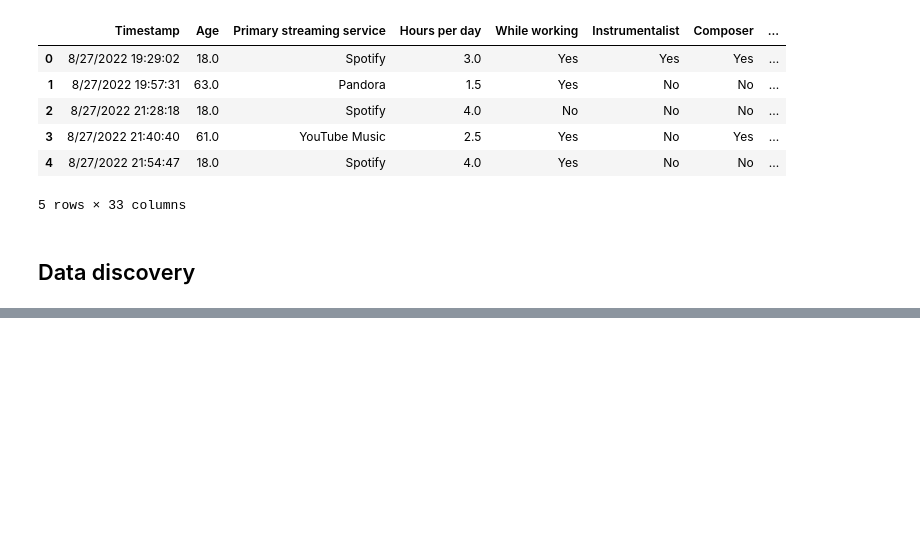
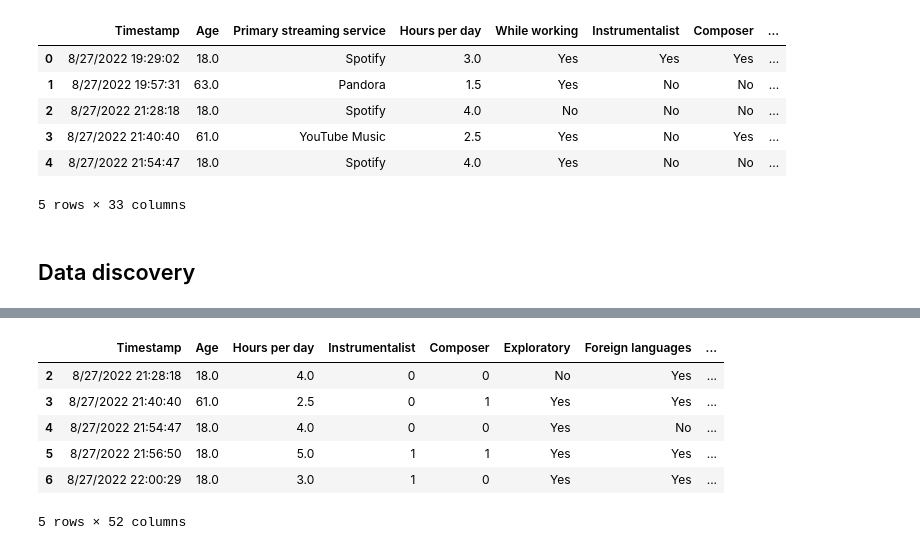
Before and after one commit to gfsiciliani/music-health, a Jupyter notebook: notebook.ipynb, the cells around one changed output, grey strips where cells are left out. Cells and saved outputs as stored; diff of their text form; code cells hidden in the pictures; blank space fills up the shorter version.

```diff
--- a/notebook.ipynb
+++ b/notebook.ipynb
@@ -83,0 +122,25 @@ plt.show()
+# %%
+# making yes/no columns binary
+columns_for_conversion = ['Instrumentalist', 'Composer']
+
+for col in columns_for_conversion:
+    cleaned_df[col] = cleaned_df[col].map({
+        'Yes': 1,
+        'No' : 0
+        })
+# %%
+df_encoded = pd.get_dummies(cleaned_df, columns=[
+    'Primary streaming service',
+    'While working',
+    'Fav genre'
+    ])
+
+df_encoded.head()
+# %% [output]
+|  | Timestamp | Age | Hours per day | Instrumentalist | Composer | Exploratory | Foreign languages | ... |
+| 2 | 8/27/2022 21:28:18 | 18.0 | 4.0 | 0 | 0 | No | Yes | ... |
+| 3 | 8/27/2022 21:40:40 | 61.0 | 2.5 | 0 | 1 | Yes | Yes | ... |
+| 4 | 8/27/2022 21:54:47 | 18.0 | 4.0 | 0 | 0 | Yes | No | ... |
+| 5 | 8/27/2022 21:56:50 | 18.0 | 5.0 | 1 | 1 | Yes | Yes | ... |
+| 6 | 8/27/2022 22:00:29 | 18.0 | 3.0 | 1 | 0 | Yes | Yes | ... |
+5 rows × 52 columns
```
Also changed, not shown: parts of 15 cells of this notebook.
